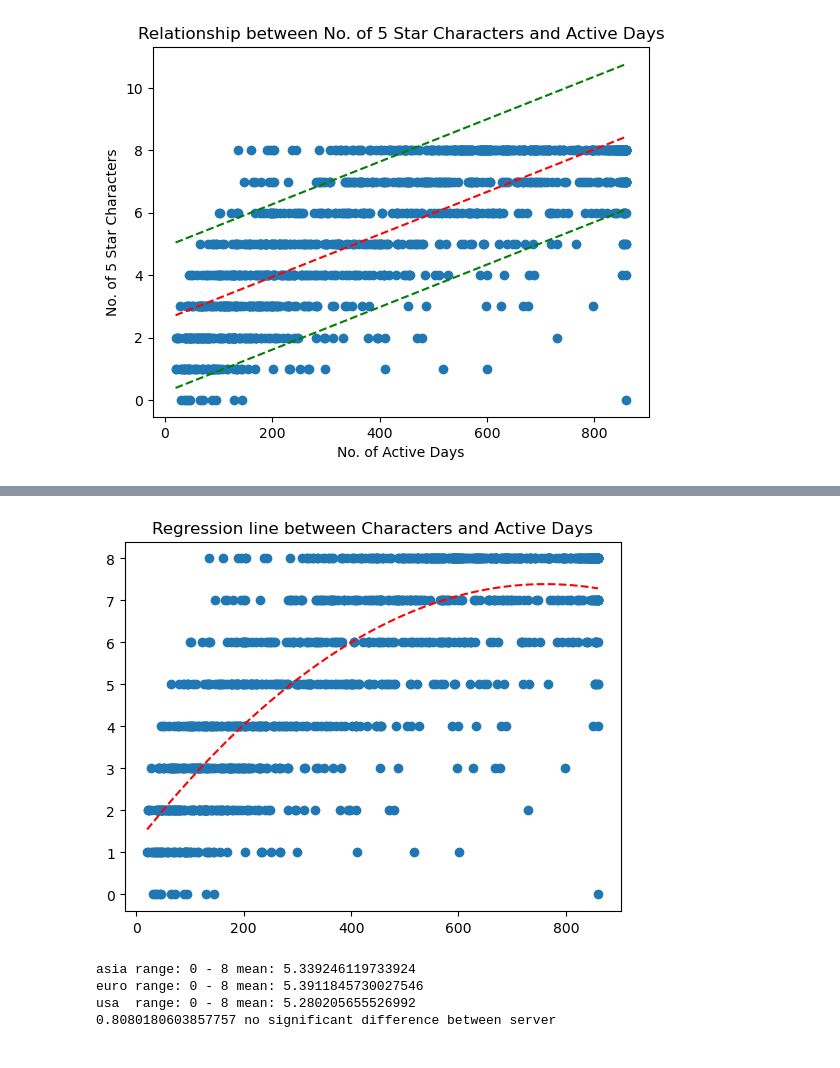
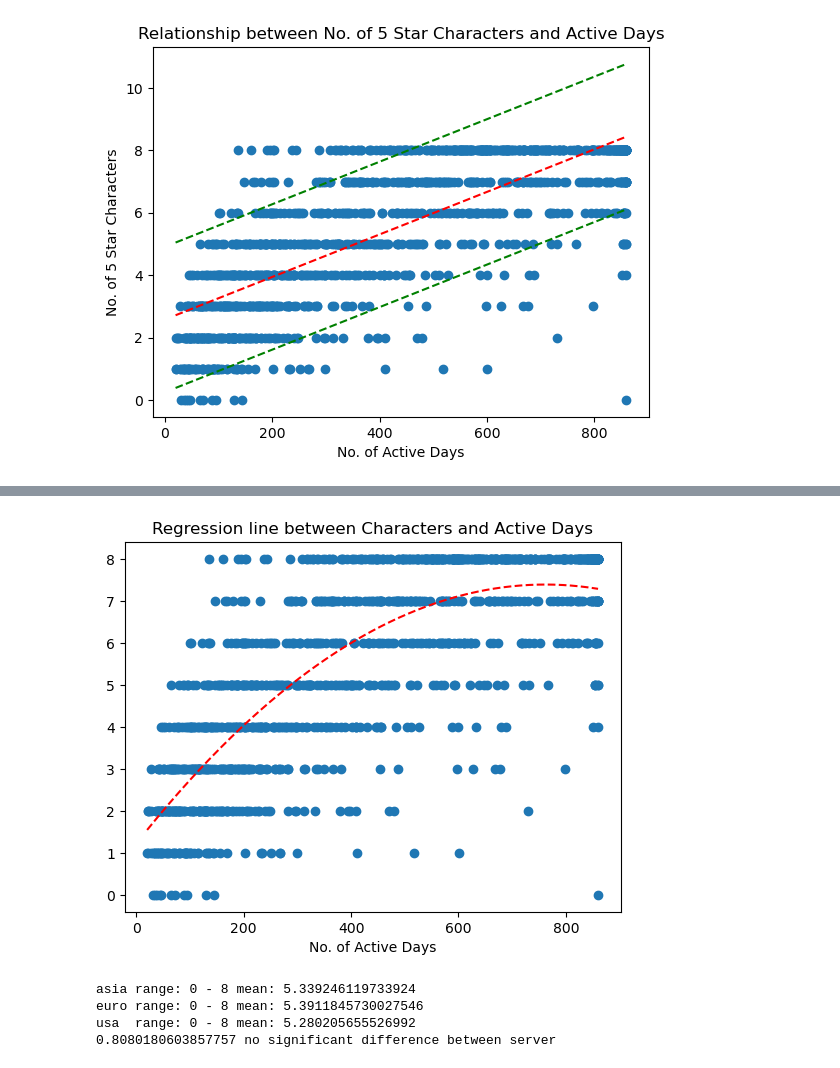
Before and after one commit to jasonchuangkw/project_genshin, a Jupyter notebook: codes/eda_and_analysis.ipynb, the cells around one changed output, grey strips where cells are left out. Saved outputs shown, nothing was run; the diff lists cells and outputs as text; code cells hidden in the pictures.

```diff
--- a/codes/eda_and_analysis.ipynb
+++ b/codes/eda_and_analysis.ipynb
@@ -763,6 +763,7 @@ print(results.summary())
 plt.scatter(df.days_active, y_sm, label='data')
 plt.plot(x,ypred,"r--")
 plt.title("Regression line between Characters and Active Days")
+plt.xlabel("No. of Active Days")
 plt.show()
 # %% [output]
                             OLS Regression Results
@@ -775,14 +776,14 @@ Time:                        16:34:41   Log-Likelihood:                -2128.7
 No. Observations:                1203   AIC:                             4263.
 Df Residuals:                    1200   BIC:                             4279.
 Df Model:                           2
 Covariance Type:            nonrobust
 =================================================================================
 ... (12 lines left out)
 Notes:
 [1] Standard Errors assume that the covariance matrix of the errors is correctly specified.
 [2] The condition number is large, 9.6e+05. This might indicate that there are
 strong multicollinearity or other numerical problems.
-[figure, old version]
+[figure, new version]
 # %%
 asia_list = df[df['server'] == 'asia'].total_5_characters.tolist()
 euro_list = df[df['server'] == 'euro'].total_5_characters.tolist()
```
Also changed, not shown: parts of 46 cells of this notebook, 1 other file.
